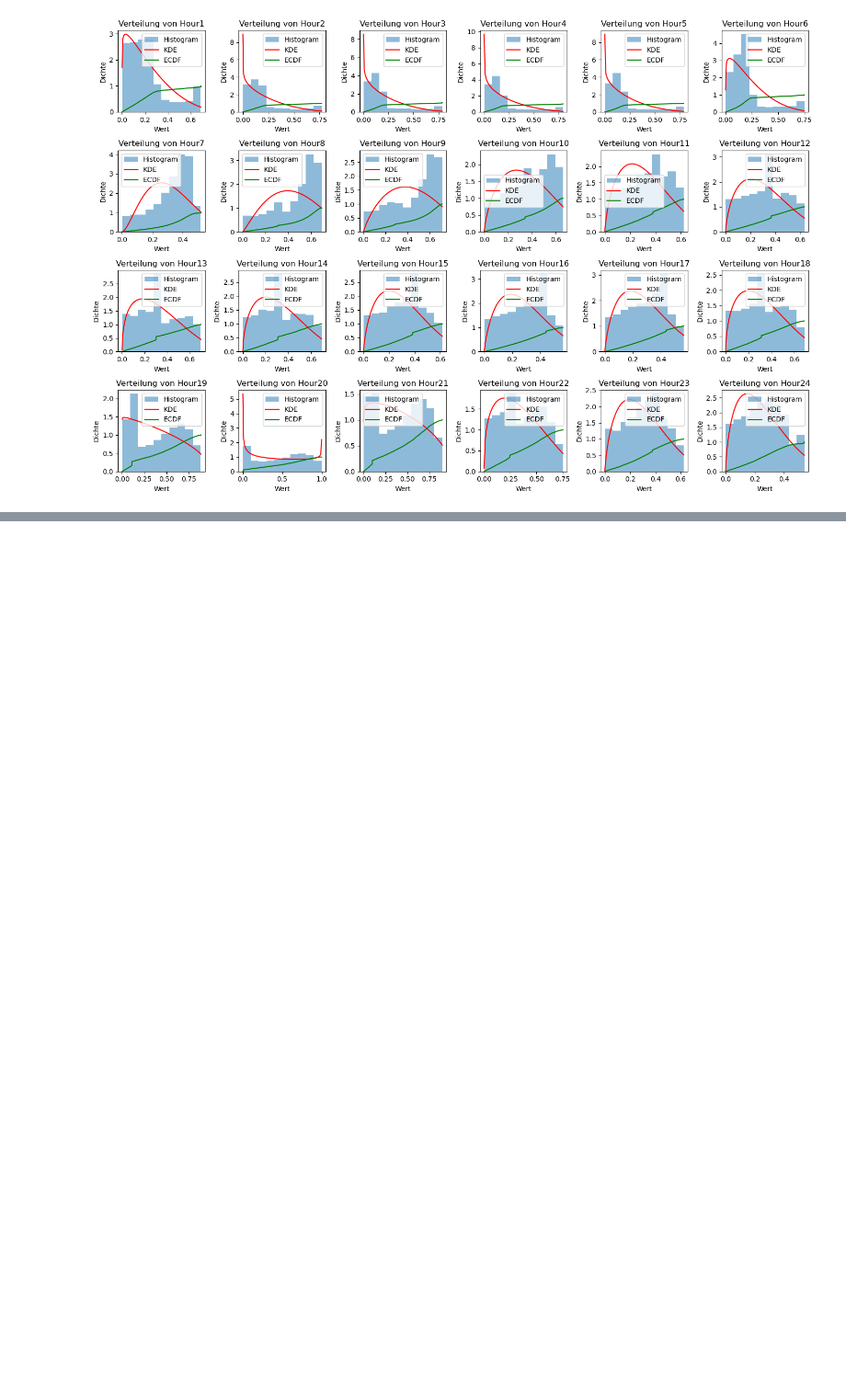
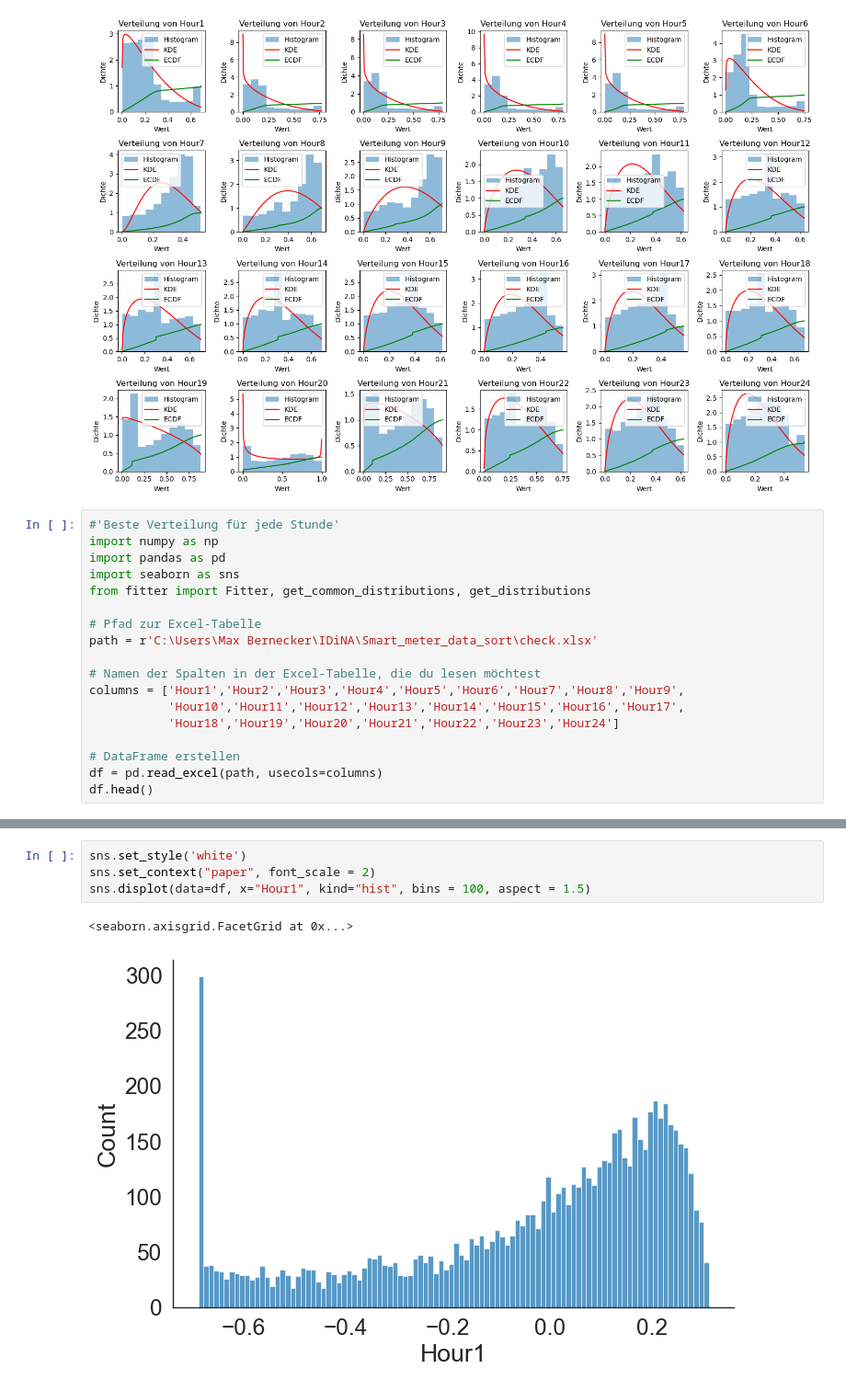
Before and after one commit to BTU-EnerEcon/IDiNA, a Jupyter notebook: Smart_meter_data_sort/Estimate Error Distribution SM data from SLP.ipynb, the cells around one changed output, grey strips where cells are left out. Shown at 92% size. Saved outputs shown, nothing was run; the diff lists cells and outputs as text; blank space fills up the shorter version.

Commit message:
Update data analysis

```diff
--- a/Smart_meter_data_sort/Estimate Error Distribution SM data from SLP.ipynb
+++ b/Smart_meter_data_sort/Estimate Error Distribution SM data from SLP.ipynb
@@ -330,3 +163,21 @@ Mittelwert: 0.2573098660597628
 Standardabweichung: 0.1415882668947656
 Geschätzte Verteilung: Beta-Verteilung mit Parametern a=1.688528937787001, b=5.016443308155205, loc=0, scale=1
 [figure]
+# %%
+#'Beste Verteilung für jede Stunde'
+import numpy as np
+import pandas as pd
+import seaborn as sns
+from fitter import Fitter, get_common_distributions, get_distributions
+
+# Pfad zur Excel-Tabelle
+path = r'C:\Users\Max Bernecker\IDiNA\Smart_meter_data_sort\check.xlsx'
+
+# Namen der Spalten in der Excel-Tabelle, die du lesen möchtest
+columns = ['Hour1','Hour2','Hour3','Hour4','Hour5','Hour6','Hour7','Hour8','Hour9',
+           'Hour10','Hour11','Hour12','Hour13','Hour14','Hour15','Hour16','Hour17',
+           'Hour18','Hour19','Hour20','Hour21','Hour22','Hour23','Hour24']
+
+# DataFrame erstellen
+df = pd.read_excel(path, usecols=columns)
+df.head()
@@ -332,0 +192,7 @@ Geschätzte Verteilung: Beta-Verteilung mit Parametern a=1.688528937787001, b=5.
+# %%
+sns.set_style('white')
+sns.set_context("paper", font_scale = 2)
+sns.displot(data=df, x="Hour1", kind="hist", bins = 100, aspect = 1.5)
+# %% [output]
+<seaborn.axisgrid.FacetGrid at 0x...>
+[figure, added]
```
Also changed, not shown: parts of 6 cells of this notebook.
